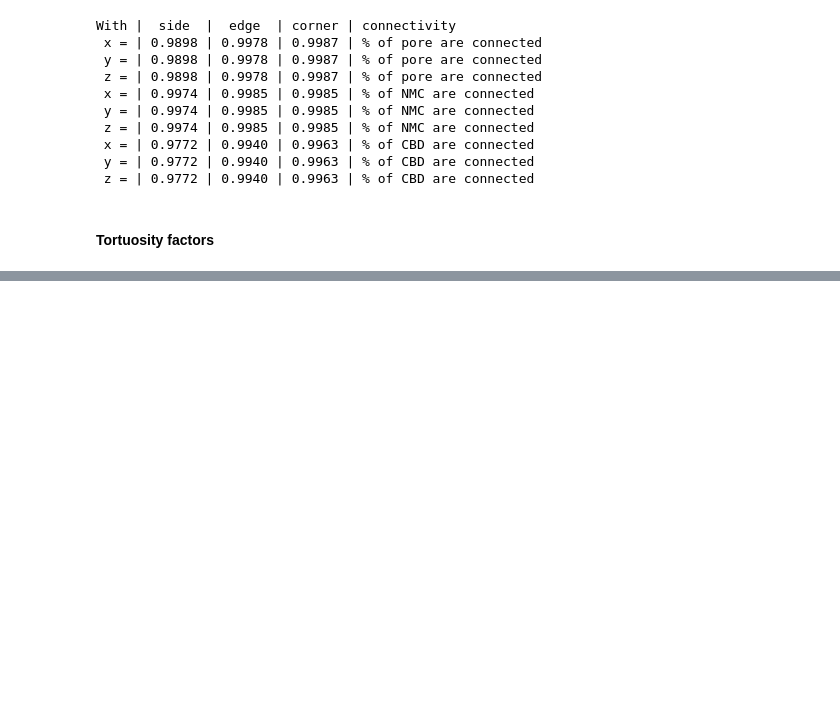
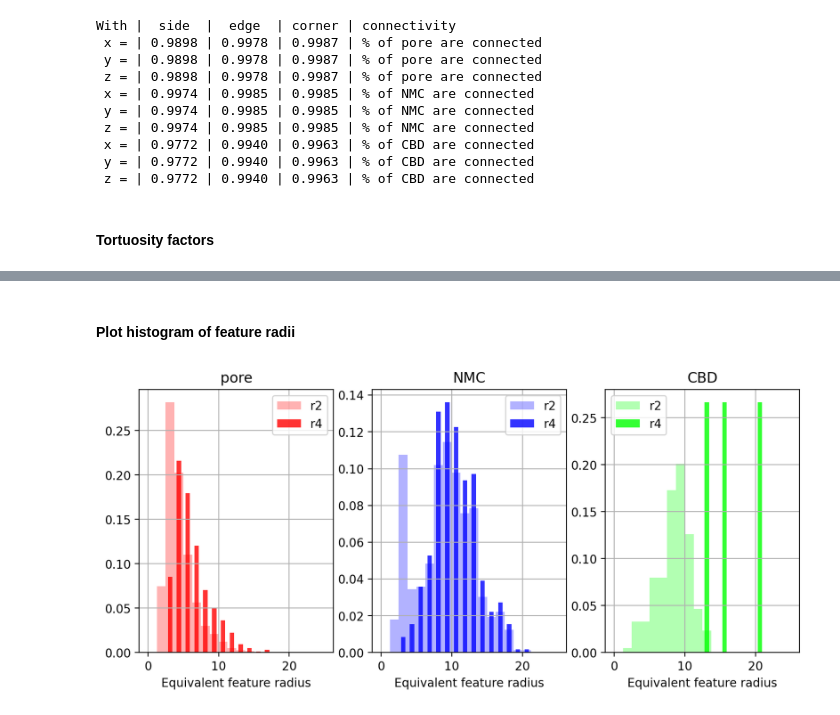
Before and after one commit to daubners/micro-characterization, a Jupyter notebook: 03-battery-microstructures.ipynb, the cells around one changed output, grey strips where cells are left out. Drawn from its saved outputs; the diff is of its cells as text; code cells hidden in the pictures; blank space fills up the shorter version.

Commit message:
add watershed and histograms

```diff
--- a/03-battery-microstructures.ipynb
+++ b/03-battery-microstructures.ipynb
@@ -153,16 +164,16 @@ With |  side  |  edge  | corner | connectivity
 #### Tortuosity factors
 # %%
 tau = {}
-for key, value in labels.items():
-    tau_vgl = metrics.tortuosity(structure == value)
-    through_feature, _ = metrics.extract_through_feature(structure, value, 'x', connectivity=1)
-    tau[key] = metrics.tortuosity(through_feature[0])
-    print(f"Tortuosity factor of {key} in x: {tau[key]:.5f} ({tau_vgl:.5f}).")
-    tau_vgl = metrics.tortuosity(np.transpose(structure == value, (1,0,2)))
-    through_feature, _ = metrics.extract_through_feature(structure, value, 'y', connectivity=1)
-    tau[key] = metrics.tortuosity(np.transpose(through_feature[0], (1,0,2)))
-    print(f"Tortuosity factor of {key} in y: {tau[key]:.5f} ({tau_vgl:.5f}).")
-    tau_vgl = metrics.tortuosity(np.transpose(structure == value, (2,0,1)))
-    through_feature, _ = metrics.extract_through_feature(structure, value, 'z', connectivity=1)
-    tau[key] = metrics.tortuosity(np.transpose(through_feature[0], (2,0,1)))
-    print(f"Tortuosity factor of {key} in z: {tau[key]:.5f} ({tau_vgl:.5f}).")
+# for key, value in labels.items():
+    # tau_vgl = metrics.tortuosity(structure == value, run_on='cuda')
+    # through_feature, through_fraction = metrics.extract_through_feature(structure, value, 'x', connectivity=1)
+    # tau[key] = metrics.tortuosity(through_feature[0], run_on='cuda')
+    # print(f"Tortuosity factor of {key} in x: {tau[key]/through_fraction[0]:.5f} ({tau_vgl:.5f}).")
+    # tau_vgl = metrics.tortuosity(np.transpose(structure == value, (1,0,2)), run_on='cuda')
+    # through_feature, through_fraction = metrics.extract_through_feature(structure, value, 'y', connectivity=1)
+    # tau[key] = metrics.tortuosity(np.transpose(through_feature[0], (1,0,2)), run_on='cuda')
+    # print(f"Tortuosity factor of {key} in y: {tau[key]/through_fraction[0]:.5f} ({tau_vgl:.5f}).")
+    # tau_vgl = metrics.tortuosity(np.transpose(structure == value, (2,0,1)), run_on='cuda')
+    # through_feature, through_fraction = metrics.extract_through_feature(structure, value, 'z', connectivity=1)
+    # tau[key] = metrics.tortuosity(np.transpose(through_feature[0], (2,0,1)), run_on='cuda')
+    # print(f"Tortuosity factor of {key} in z: {tau[key]/through_fraction[0]:.5f} ({tau_vgl:.5f}).")
@@ -186,0 +253,21 @@ Tortuosity factor of CBD in z: 15.18827 (15.54237).
+# %% [markdown]
+#### Plot histogram of feature radii
+# %%
+import matplotlib.pyplot as plt
+colors = ['red', 'blue', 'lime']
+
+fig, ((ax0, ax1, ax2)) = plt.subplots(nrows=1, ncols=3, figsize=(10, 4), dpi=200)
+axes = [ax0, ax1, ax2]
+i = 0
+for key, value in labels.items():
+    axes[i].hist(radii_r2[key], bins=20, density=True, range=(0,25), alpha=0.3, label='r2', color=colors[i])
+    axes[i].hist(radii_r4[key], bins=20, rwidth=0.5, density=True, range=(0,25), alpha=0.8, label='r4', color=colors[i])
+    axes[i].set_title(key)
+    axes[i].set_xlabel('Equivalent feature radius')
+    axes[i].legend()
+    axes[i].grid()
+    i = i + 1
+
+plt.show()
+# %% [output]
+[figure, added]
```
Also changed, not shown: parts of 16 cells of this notebook, 8 other files.
